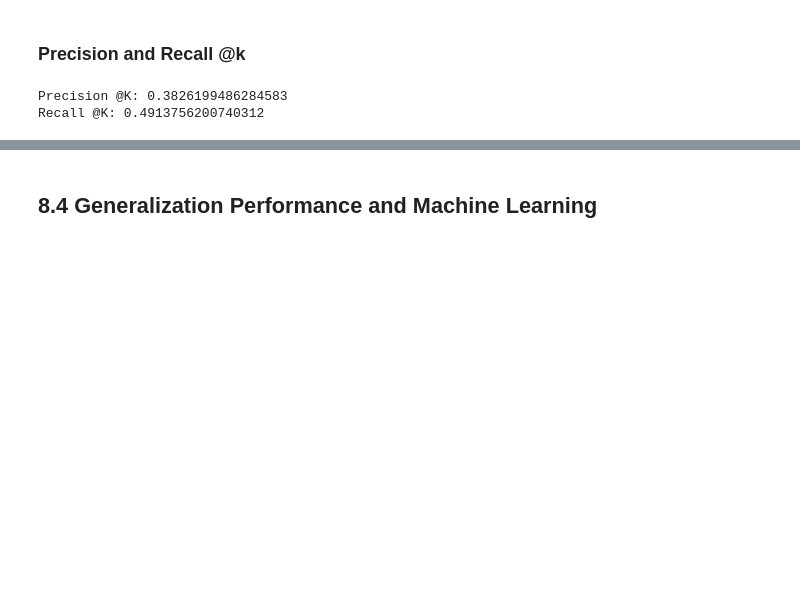
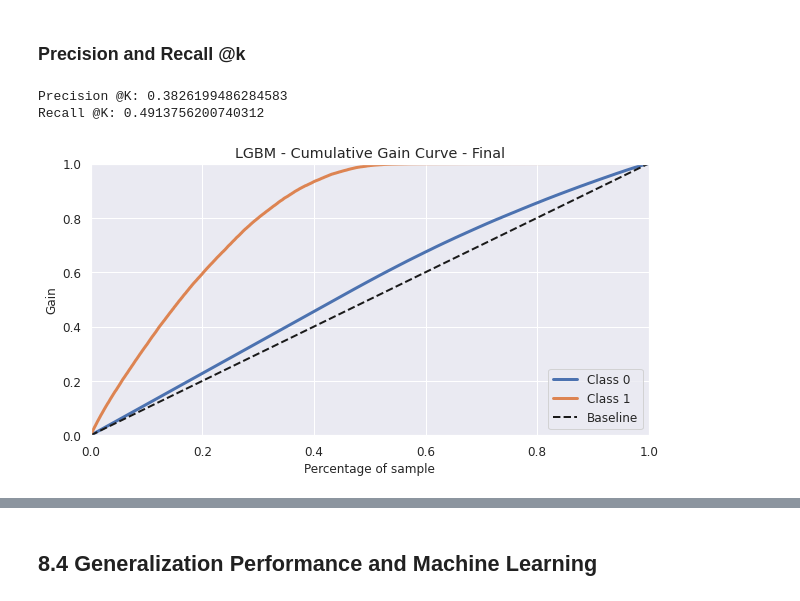
Before and after one commit to feliperastelli/FR_Health_Insurance_Cross_Sell, a Jupyter notebook: notebooks/3.0.fdr_health_insurance_cross_sell.ipynb, the cells around one changed output, grey strips where cells are left out. Cells and saved outputs as stored; diff of their text form; code cells hidden in the pictures; blank space fills up the shorter version.

```diff
--- a/notebooks/3.0.fdr_health_insurance_cross_sell.ipynb
+++ b/notebooks/3.0.fdr_health_insurance_cross_sell.ipynb
@@ -1285,3 +1389,8 @@ print("Recall @K: {}".format(final_recall_at_k))
 # %% [output]
 Precision @K: 0.3826199486284583
 Recall @K: 0.4913756200740312
+# %%
+# Gain Curve
+skplt.metrics.plot_cumulative_gain( y_train_final, final_yhat_lgbm_tuned, title='LGBM - Cumulative Gain Curve - Final', figsize=(10,5));
+# %% [output]
+[figure, added]
```
Also changed, not shown: parts of 41 cells of this notebook.
